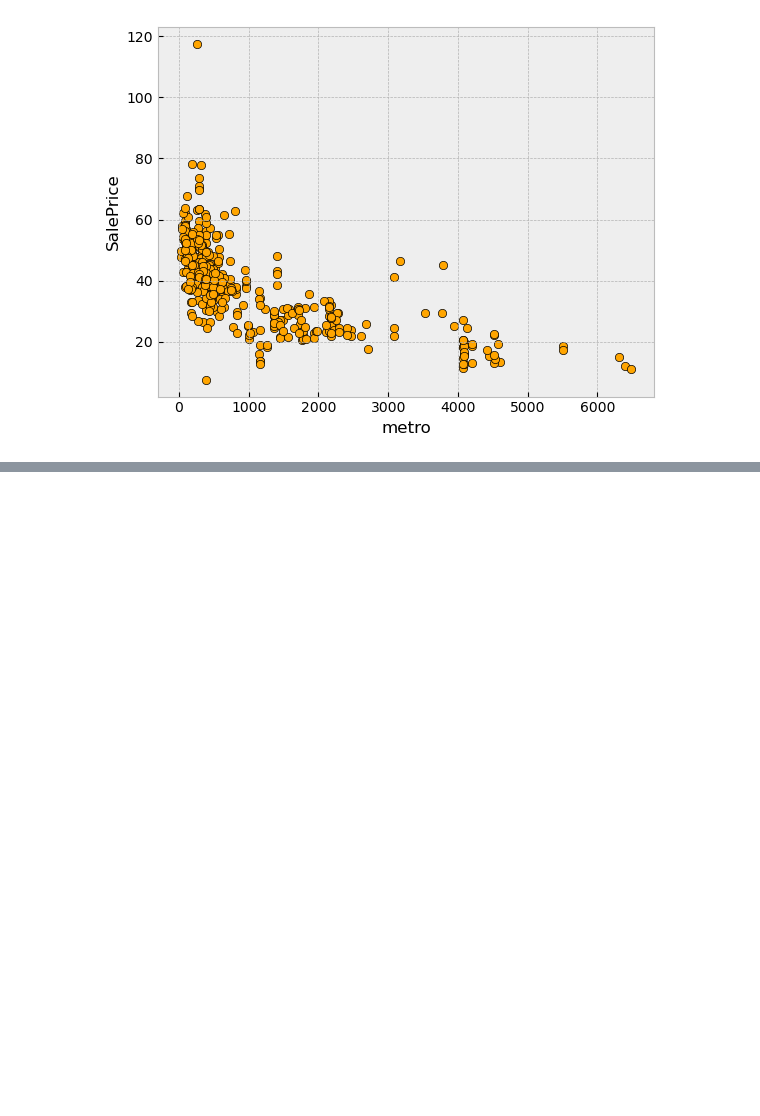
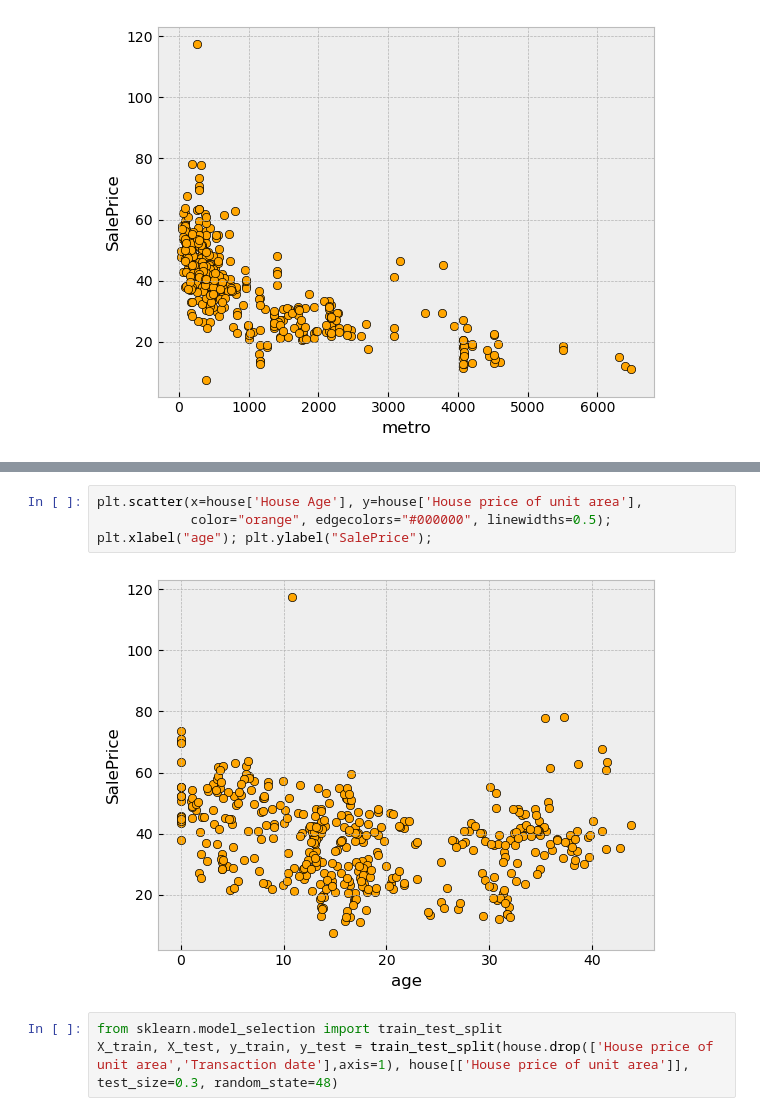
Before and after one commit to panwarcal/house-price-pred, a Jupyter notebook: ml.ipynb, the cells around one changed output, grey strips where cells are left out. Saved outputs shown, nothing was run; the diff lists cells and outputs as text; blank space fills up the shorter version.

```diff
--- a/ml.ipynb
+++ b/ml.ipynb
@@ -148,0 +152,9 @@ plt.xlabel("metro"); plt.ylabel("SalePrice");
+# %%
+plt.scatter(x=house['House Age'], y=house['House price of unit area'],
+            color="orange", edgecolors="#000000", linewidths=0.5);
+plt.xlabel("age"); plt.ylabel("SalePrice");
+# %% [output]
+[figure, added]
+# %%
+from sklearn.model_selection import train_test_split
+X_train, X_test, y_train, y_test = train_test_split(house.drop(['House price of unit area','Transaction date'],axis=1), house[['House price of unit area']], test_size=0.3, random_state=48)
```
Also changed, not shown: parts of 16 cells of this notebook.
